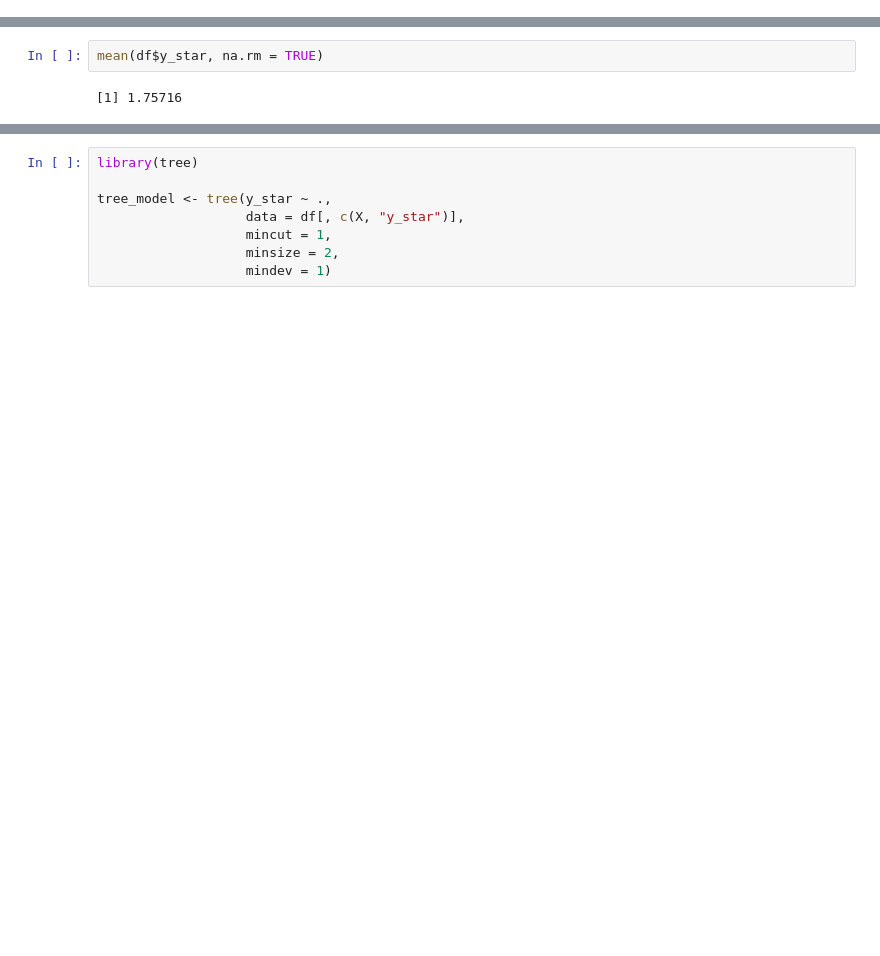
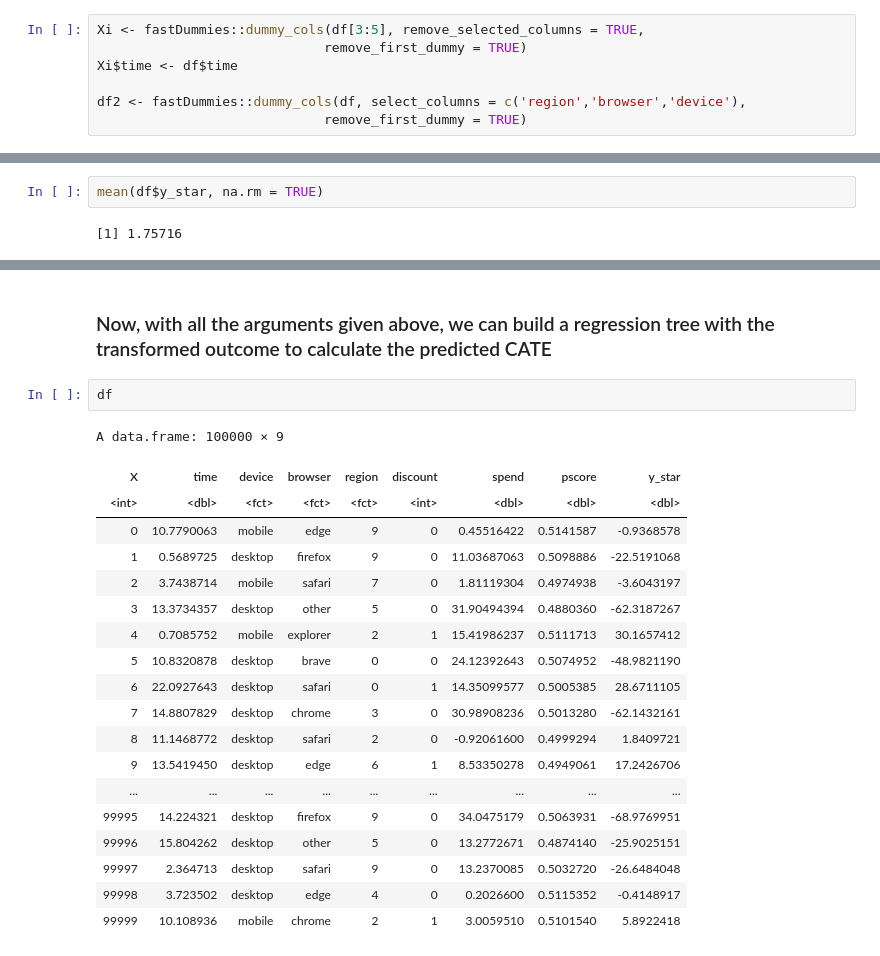
Before and after one commit to d2cml-ai/CausalAI-Course, a Jupyter notebook: Labs/PD/PD10/R.ipynb, the cells around one changed output, grey strips where cells are left out. Cells and saved outputs as stored; diff of their text form; blank space fills up the shorter version.

```diff
--- a/Labs/PD/PD10/R.ipynb
+++ b/Labs/PD/PD10/R.ipynb
@@ -55,0 +105,7 @@ X <- c('time', 'device', 'browser', 'region')
+# %%
+Xi <- fastDummies::dummy_cols(df[3:5], remove_selected_columns = TRUE,
+                             remove_first_dummy = TRUE)
+Xi$time <- df$time
+
+df2 <- fastDummies::dummy_cols(df, select_columns = c('region','browser','device'),
+                             remove_first_dummy = TRUE)
@@ -94,11 +177,27 @@ ggplot(df, aes(x = y_star)) +
   theme_minimal()
 # %% [output]
 [figure]
-# %%
-library(tree)
-
-tree_model <- tree(y_star ~ .,
-                   data = df[, c(X, "y_star")],
-                   mincut = 1,
-                   minsize = 2,
-                   mindev = 1)
+# %% [markdown]
+### Now, with all the arguments given above, we can build a regression tree with the transformed outcome to calculate the predicted CATE
+# %%
+df
+# %% [output]
+A data.frame: 100000 × 9
+| X | time | device | browser | region | discount | spend | pscore | y_star |
+| <int> | <dbl> | <fct> | <fct> | <fct> | <int> | <dbl> | <dbl> | <dbl> |
+| 0 | 10.7790063 | mobile | edge | 9 | 0 | 0.45516422 | 0.5141587 | -0.9368578 |
+| 1 | 0.5689725 | desktop | firefox | 9 | 0 | 11.03687063 | 0.5098886 | -22.5191068 |
+| 2 | 3.7438714 | mobile | safari | 7 | 0 | 1.81119304 | 0.4974938 | -3.6043197 |
+| 3 | 13.3734357 | desktop | other | 5 | 0 | 31.90494394 | 0.4880360 | -62.3187267 |
+| 4 | 0.7085752 | mobile | explorer | 2 | 1 | 15.41986237 | 0.5111713 | 30.1657412 |
+| 5 | 10.8320878 | desktop | brave | 0 | 0 | 24.12392643 | 0.5074952 | -48.9821190 |
+| 6 | 22.0927643 | desktop | safari | 0 | 1 | 14.35099577 | 0.5005385 | 28.6711105 |
+| 7 | 14.8807829 | desktop | chrome | 3 | 0 | 30.98908236 | 0.5013280 | -62.1432161 |
+| 8 | 11.1468772 | desktop | safari | 2 | 0 | -0.92061600 | 0.4999294 | 1.8409721 |
+| 9 | 13.5419450 | desktop | edge | 6 | 1 | 8.53350278 | 0.4949061 | 17.2426706 |
+| ... | ... | ... | ... | ... | ... | ... | ... | ... |
+| 99995 | 14.224321 | desktop | firefox | 9 | 0 | 34.0475179 | 0.5063931 | -68.9769951 |
+| 99996 | 15.804262 | desktop | other | 5 | 0 | 13.2772671 | 0.4874140 | -25.9025151 |
+| 99997 | 2.364713 | desktop | safari | 9 | 0 | 13.2370085 | 0.5032720 | -26.6484048 |
+| 99998 | 3.723502 | desktop | edge | 4 | 0 | 0.2026600 | 0.5115352 | -0.4148917 |
+| 99999 | 10.108936 | mobile | chrome | 2 | 1 | 3.0059510 | 0.5101540 | 5.8922418 |
```
Also changed, not shown: parts of 37 cells of this notebook, 3 other files.
